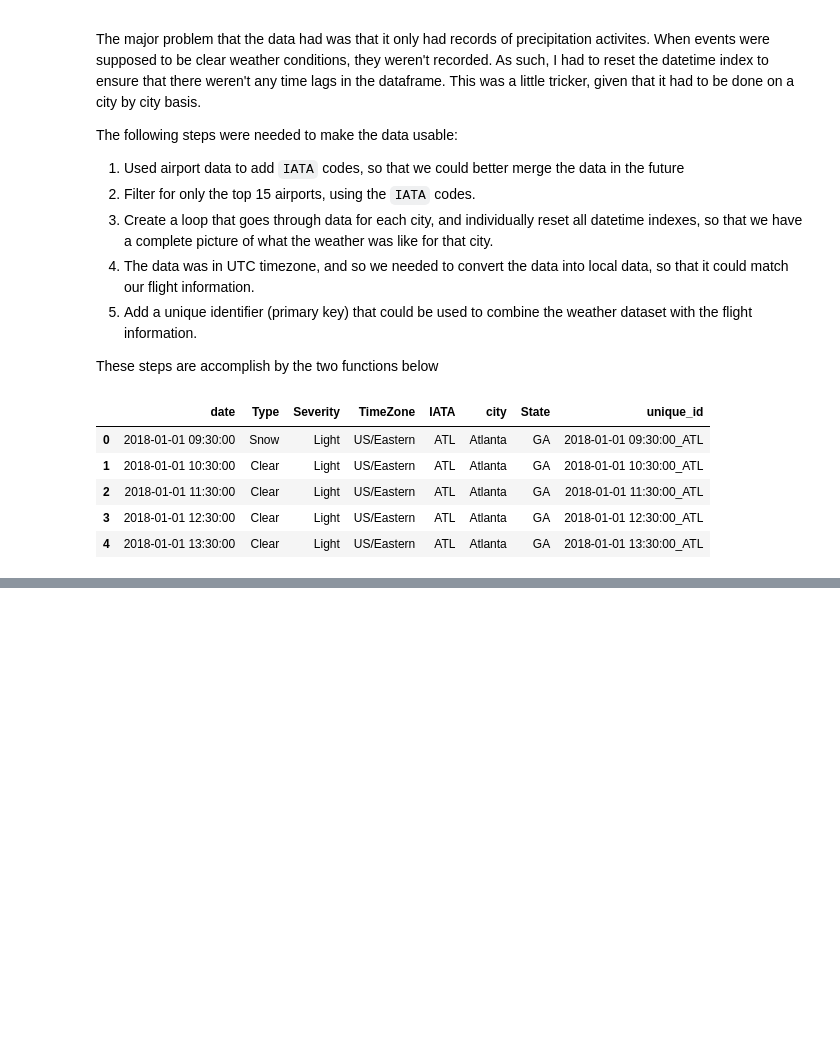
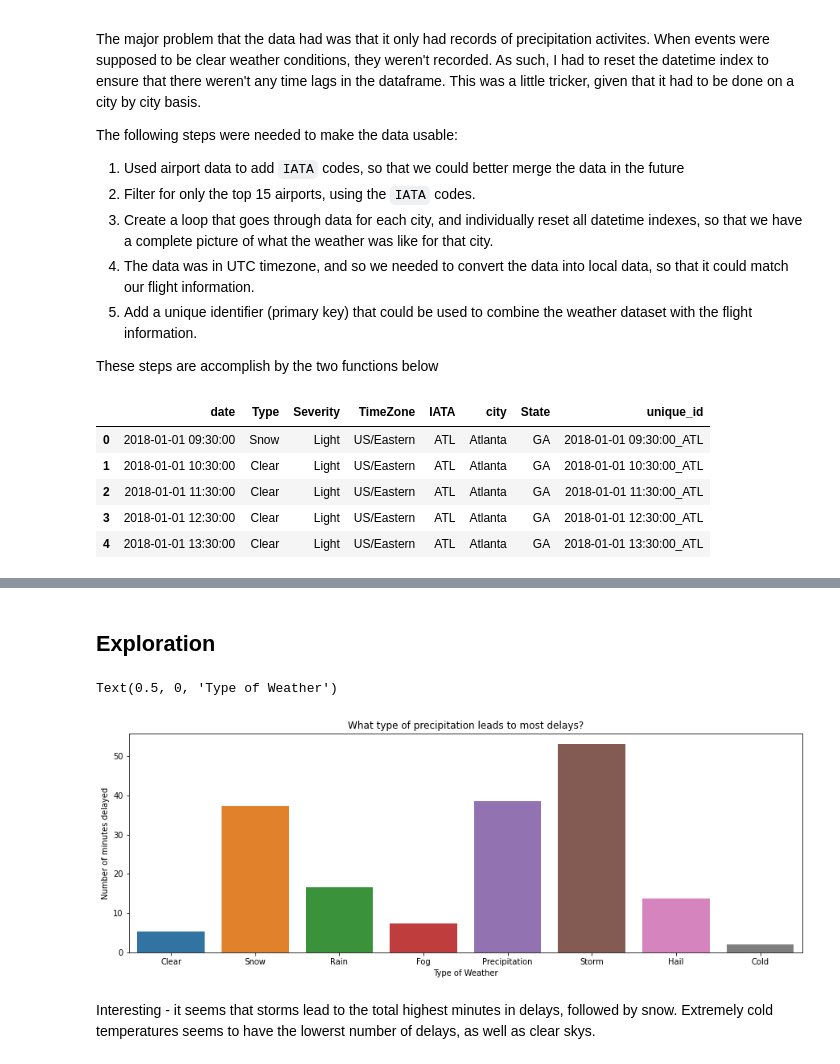
Before and after one commit to guedanie/flight_delay_predictor, a Jupyter notebook: final_notebook.ipynb, the cells around one changed output, grey strips where cells are left out. Cells and saved outputs as stored; diff of their text form; code cells hidden in the pictures; blank space fills up the shorter version.

```diff
--- a/final_notebook.ipynb
+++ b/final_notebook.ipynb
@@ -683,0 +688,2 @@ As we see, the data now is in a usable format, that can be merged with the fligh
+# %%
+merged_df = preprocessing.merge_flight_weather_data()
@@ -683,0 +712,13 @@ As we see, the data now is in a usable format, that can be merged with the fligh
+# %% [markdown]
+## Exploration
+# %%
+plt.figure(figsize=(15,5))
+sns.barplot(data=merged_df,x="Type", y="arr_delay", ci=False)
+plt.title("What type of precipitation leads to most delays?")
+plt.ylabel("Number of minutes delayed")
+plt.xlabel("Type of Weather")
+# %% [output]
+Text(0.5, 0, 'Type of Weather')
+[figure, added]
+# %% [markdown]
+Interesting - it seems that storms lead to the total highest minutes in delays, followed by snow. Extremely cold temperatures seems to have the lowerst number of delays, as well as clear skys.
```
Also changed, not shown: parts of 45 cells of this notebook.
